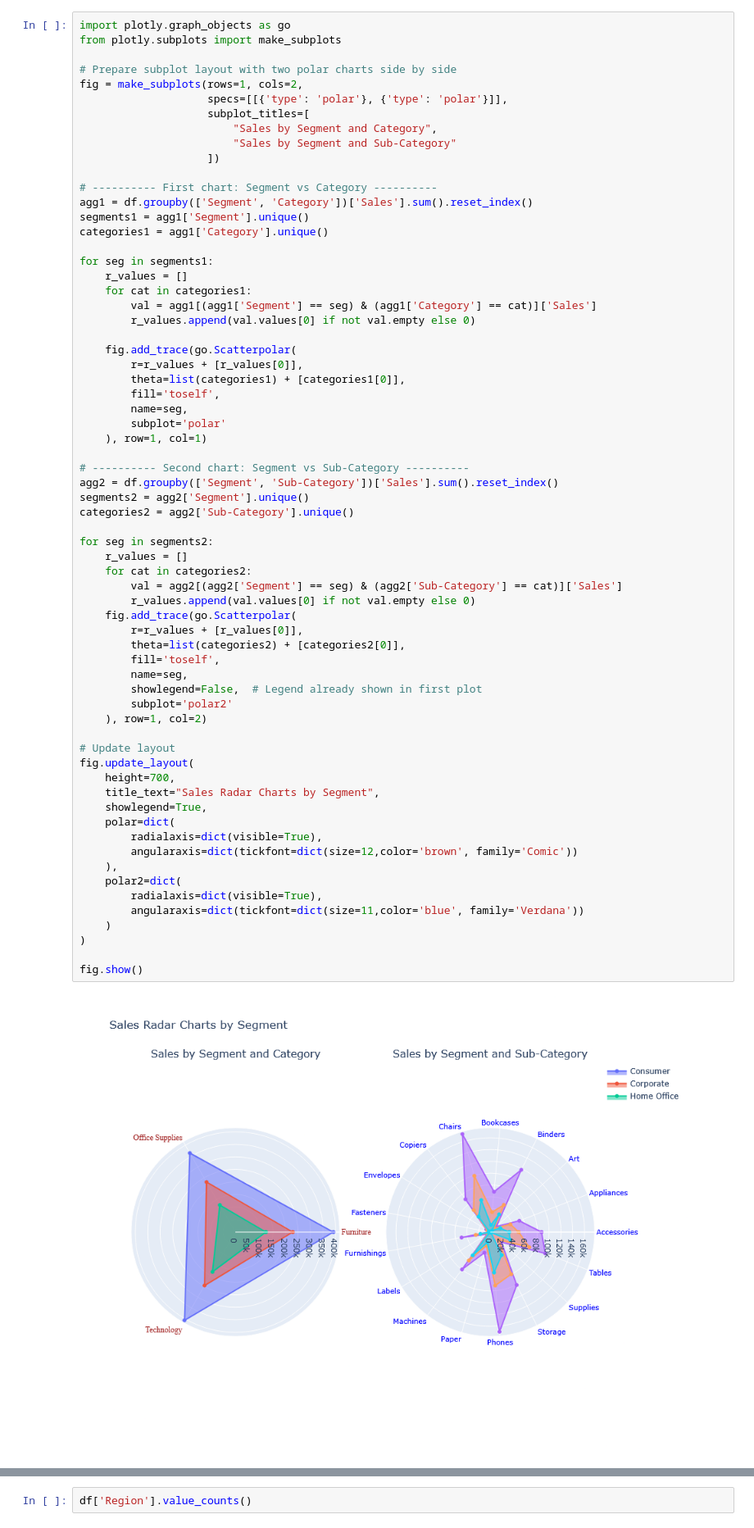
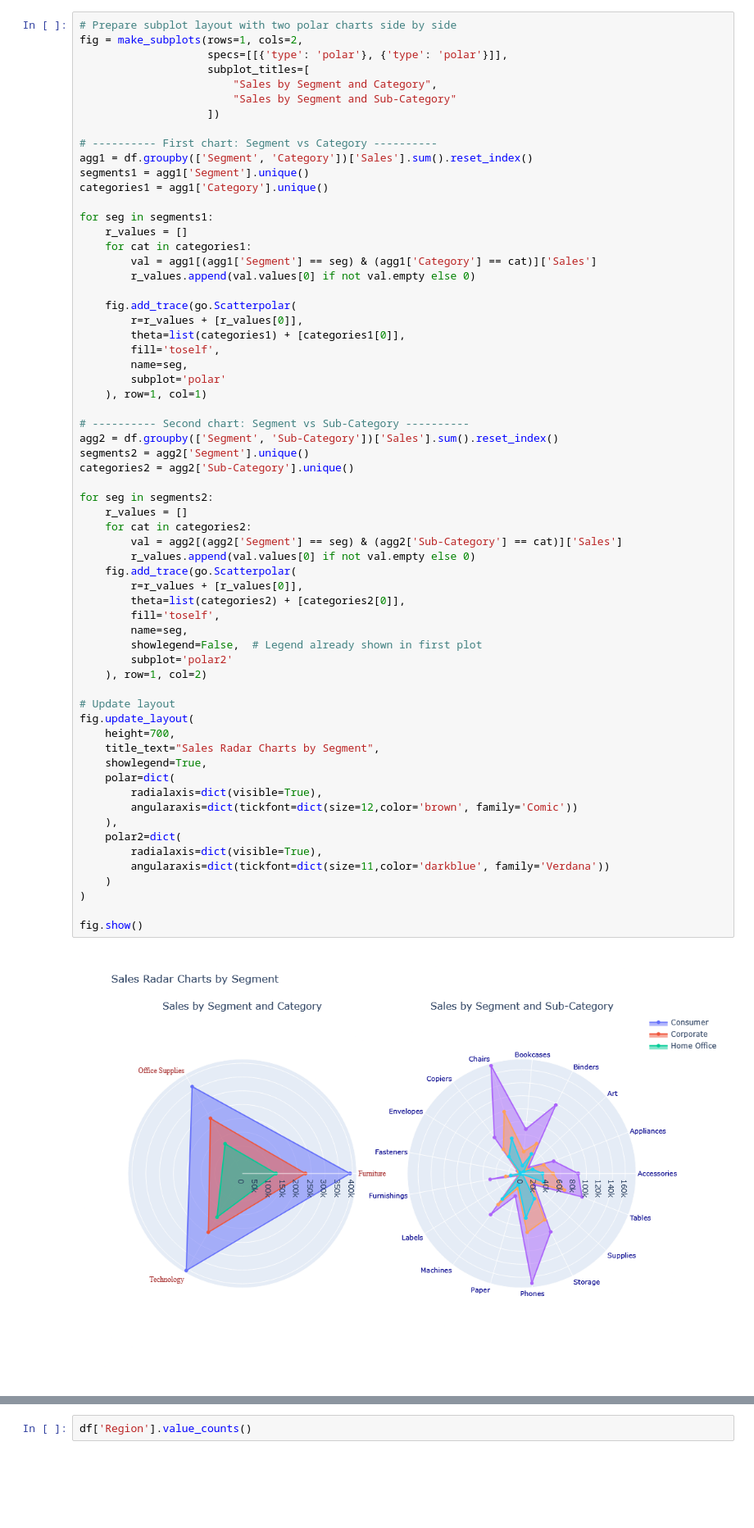
Before and after one commit to sanazgolriz/ThatDataGirl-Portfolio, a Jupyter notebook: sales-trends-dashboard/SalesTrendsNotebook.ipynb, the cells around one changed output, grey strips where cells are left out. Shown at 82% size. Drawn from its saved outputs; the diff is of its cells as text; blank space fills up the shorter version.

```diff
--- a/sales-trends-dashboard/SalesTrendsNotebook.ipynb
+++ b/sales-trends-dashboard/SalesTrendsNotebook.ipynb
@@ -161,7 +178,4 @@ fig.show()
 # %%
-import plotly.graph_objects as go
-from plotly.subplots import make_subplots
-
 # Prepare subplot layout with two polar charts side by side
 fig = make_subplots(rows=1, cols=2,
                     specs=[[{'type': 'polar'}, {'type': 'polar'}]],
@@ -197,32 +211,32 @@ categories2 = agg2['Sub-Category'].unique()
 for seg in segments2:
     r_values = []
     for cat in categories2:
         val = agg2[(agg2['Segment'] == seg) & (agg2['Sub-Category'] == cat)]['Sales']
         r_values.append(val.values[0] if not val.empty else 0)
     fig.add_trace(go.Scatterpolar(
         r=r_values + [r_values[0]],
         theta=list(categories2) + [categories2[0]],
         fill='toself',
         name=seg,
         showlegend=False,  # Legend already shown in first plot
         subplot='polar2'
     ), row=1, col=2)
 
 # Update layout
 fig.update_layout(
     height=700,
     title_text="Sales Radar Charts by Segment",
     showlegend=True,
     polar=dict(
         radialaxis=dict(visible=True),
         angularaxis=dict(tickfont=dict(size=12,color='brown', family='Comic'))
     ),
     polar2=dict(
         radialaxis=dict(visible=True),
-        angularaxis=dict(tickfont=dict(size=11,color='blue', family='Verdana'))
+        angularaxis=dict(tickfont=dict(size=11,color='darkblue', family='Verdana'))
     )
 )
 
 fig.show()
 # %% [output]
-[figure, old version]
+[figure, new version]
```
Also changed, not shown: parts of 15 cells of this notebook.
